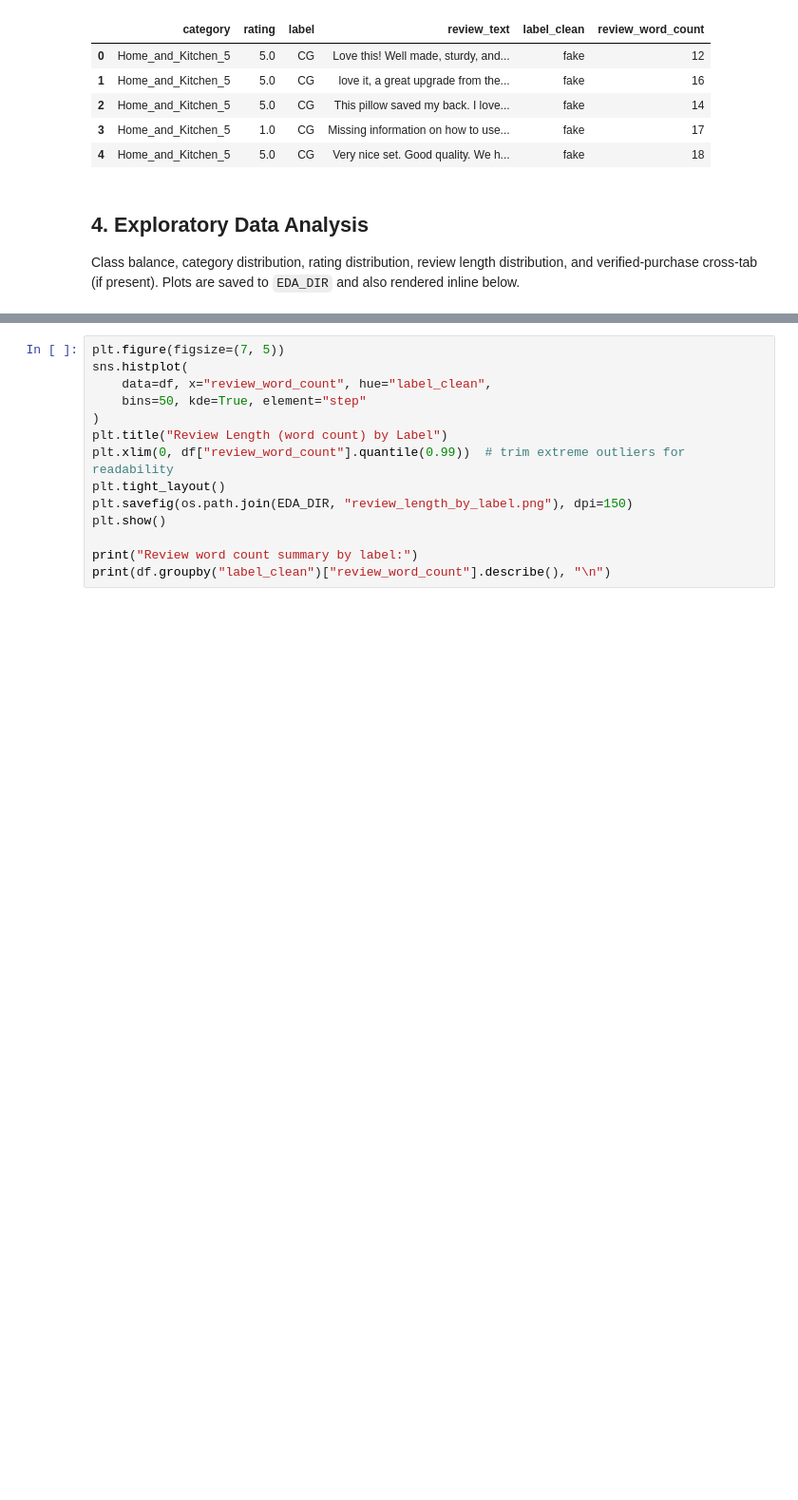
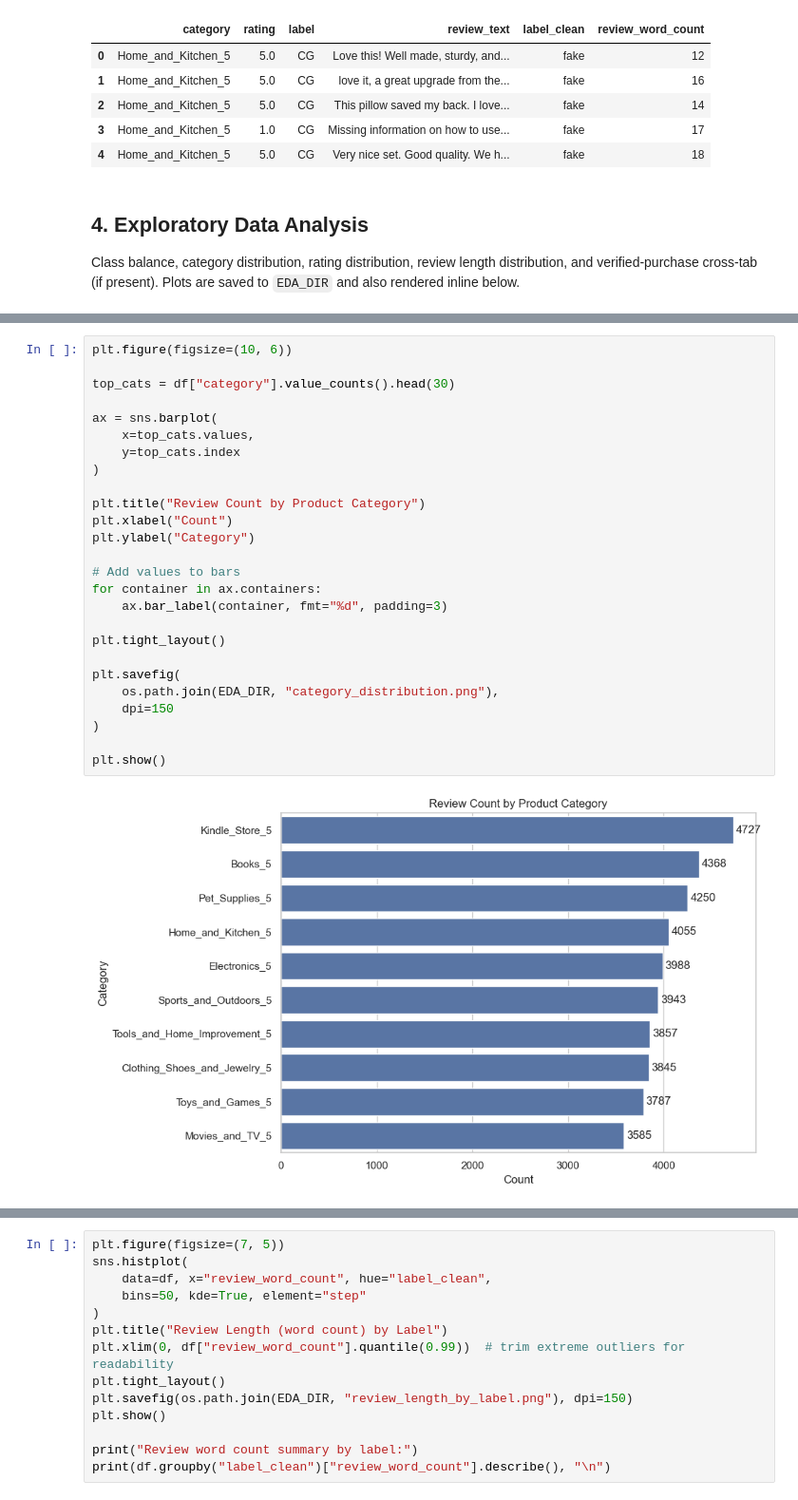
Before and after one commit to sankajithdjinasena/Review-Real-Fake-Classifier, a Jupyter notebook: 01_fake_reviews_clean_eda.ipynb, the cells around one changed output, grey strips where cells are left out. Shown at 95% size. Cells and saved outputs as stored; diff of their text form; blank space fills up the shorter version.

```diff
--- a/01_fake_reviews_clean_eda.ipynb
+++ b/01_fake_reviews_clean_eda.ipynb
@@ -180,0 +155,28 @@ Class balance, category distribution, rating distribution, review length distrib
+# %%
+plt.figure(figsize=(10, 6))
+
+top_cats = df["category"].value_counts().head(30)
+
+ax = sns.barplot(
+    x=top_cats.values,
+    y=top_cats.index
+)
+
+plt.title("Review Count by Product Category")
+plt.xlabel("Count")
+plt.ylabel("Category")
+
+# Add values to bars
+for container in ax.containers:
+    ax.bar_label(container, fmt="%d", padding=3)
+
+plt.tight_layout()
+
+plt.savefig(
+    os.path.join(EDA_DIR, "category_distribution.png"),
+    dpi=150
+)
+
+plt.show()
+# %% [output]
+[figure, added]
```
Also changed, not shown: parts of 16 cells of this notebook, 18 other files.
